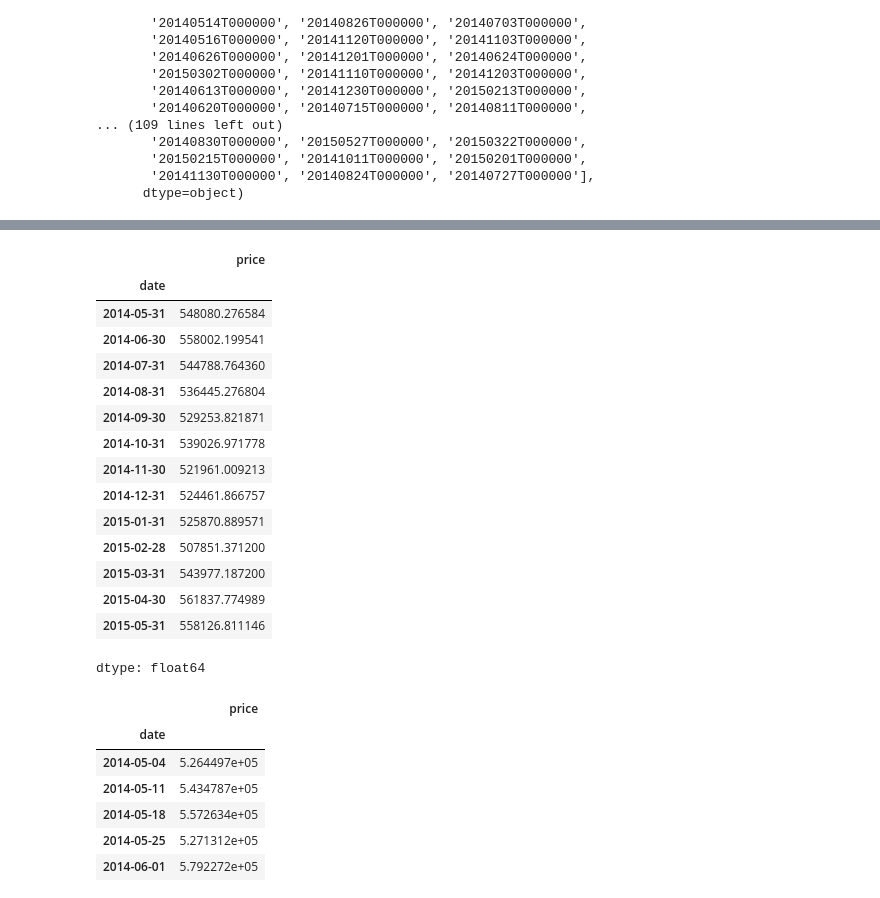
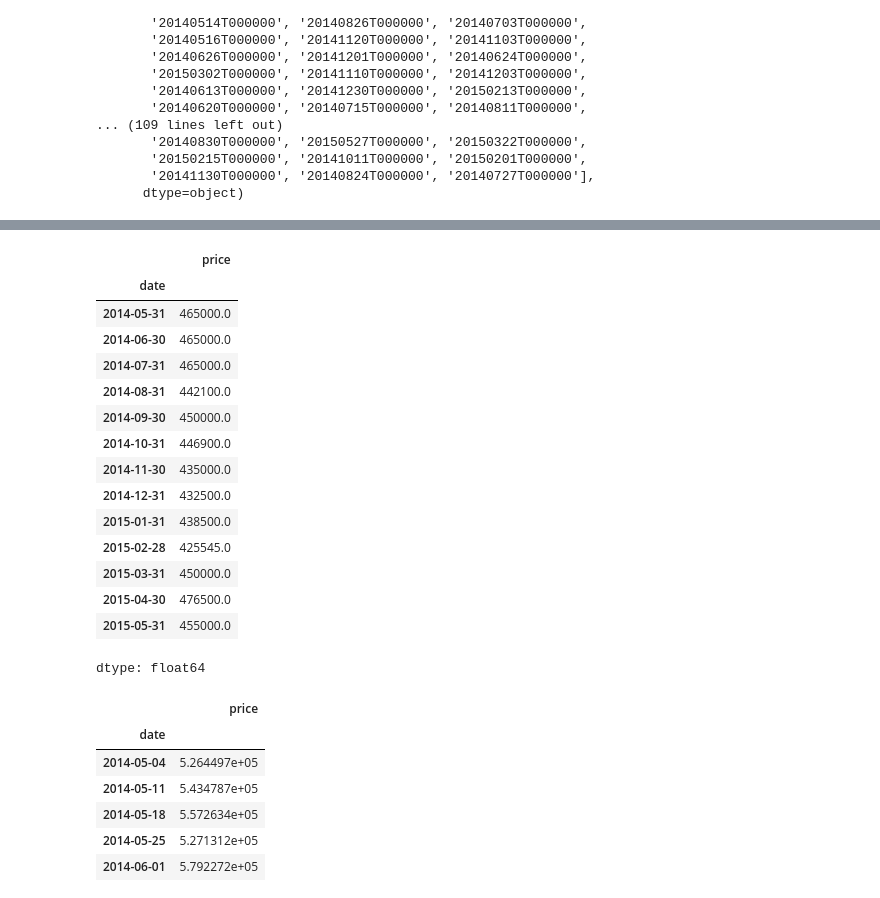
Before and after one commit to cpython-projects/python_da_06_11_25, a Jupyter notebook: lesson_20.ipynb, the cells around one changed output, grey strips where cells are left out. Saved outputs shown, nothing was run; the diff lists cells and outputs as text; code cells hidden in the pictures.

```diff
--- a/lesson_20.ipynb
+++ b/lesson_20.ipynb
@@ -647,23 +677,23 @@ df
 # %%
 # Приклад: середня ціна будинка по місяцях
-res = df.resample('M')['price'].mean()
+res = df.resample('M')['price'].median()
 res
 # %% [output]
 |  | price |
 | date |  |
-| 2014-05-31 | 548080.276584 |
-| 2014-06-30 | 558002.199541 |
-| 2014-07-31 | 544788.764360 |
-| 2014-08-31 | 536445.276804 |
-| 2014-09-30 | 529253.821871 |
-| 2014-10-31 | 539026.971778 |
-| 2014-11-30 | 521961.009213 |
-| 2014-12-31 | 524461.866757 |
-| 2015-01-31 | 525870.889571 |
-| 2015-02-28 | 507851.371200 |
-| 2015-03-31 | 543977.187200 |
-| 2015-04-30 | 561837.774989 |
-| 2015-05-31 | 558126.811146 |
+| 2014-05-31 | 465000.0 |
+| 2014-06-30 | 465000.0 |
+| 2014-07-31 | 465000.0 |
+| 2014-08-31 | 442100.0 |
+| 2014-09-30 | 450000.0 |
+| 2014-10-31 | 446900.0 |
+| 2014-11-30 | 435000.0 |
+| 2014-12-31 | 432500.0 |
+| 2015-01-31 | 438500.0 |
+| 2015-02-28 | 425545.0 |
+| 2015-03-31 | 450000.0 |
+| 2015-04-30 | 476500.0 |
+| 2015-05-31 | 455000.0 |
 dtype: float64
 # %%
 df.resample('W')['price'].mean()
```
Also changed, not shown: parts of 14 cells of this notebook.
